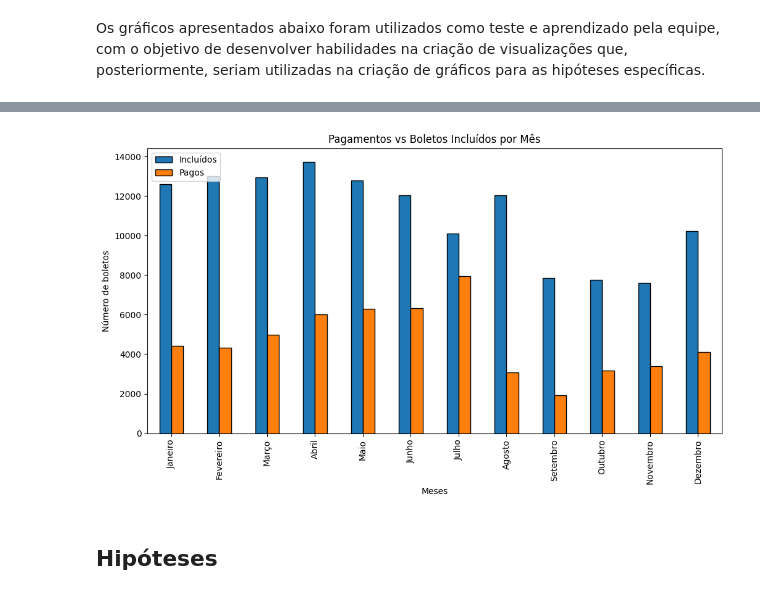
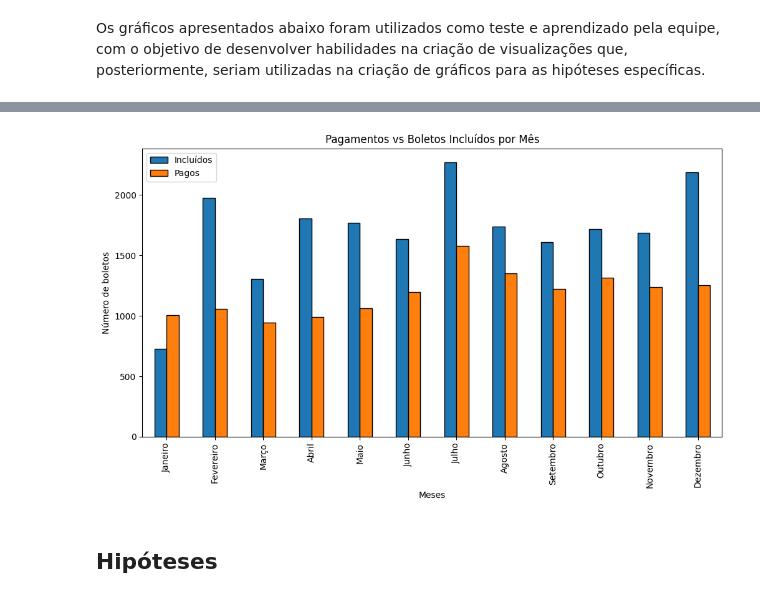
Before and after one commit to jjalmeidadev/payback-projeto, a Jupyter notebook: notebooks/Exploração_de_Dados,_Pré_processamento_e_Levantamento_de_Hipóteses_The_Seven.ipynb, the cells around one changed output, grey strips where cells are left out. Saved outputs shown, nothing was run; the diff lists cells and outputs as text; code cells hidden in the pictures.

```diff
--- a/notebooks/Exploração_de_Dados,_Pré_processamento_e_Levantamento_de_Hipóteses_The_Seven.ipynb
+++ b/notebooks/Exploração_de_Dados,_Pré_processamento_e_Levantamento_de_Hipóteses_The_Seven.ipynb
@@ -155,26 +155,22 @@ for df in [df_gf, df_gl, df_gm, df_gp, df_gt, df_gv, df_gw]:
     for col in colunas_numericas:
         if col in df.columns:
 
-            # Calcula o primeiro quartil (Q1)
-
+            # Quartis
             Q1 = df[col].quantile(0.25)
-
-            # Calcula o terceiro quartil (Q3)
-
             Q3 = df[col].quantile(0.75)
-
-            # Calcula o Intervalo Interquartil (IQR)
-
             IQR = Q3 - Q1
 
-            # Define os limites inferior e superior para identificar os outliers
-
+            # Limites
             lim_inf = Q1 - 1.5 * IQR
             lim_sup = Q3 + 1.5 * IQR
 
-            # Substitui valores fora dos limites pelos próprios limites
+            # Mediana da coluna
+            mediana = df[col].median()
 
-            df[col] = np.clip(df[col], lim_inf, lim_sup)
+            # Substituir outliers pela mediana
+            df[col] = df[col].apply(
+                lambda x: mediana if (x < lim_inf or x > lim_sup) else x
+            )
 # %%
 print(df_gf.columns.tolist())
 # %% [output]
@@ -416,7 +412,7 @@ print(TabelaGeral.columns.tolist())
 
 
 # Variável universal para tabela atual
-TabelaAtual = df_gw_pre
+TabelaAtual = df_gf_pre
 
 
 TabelaAtual['pagador_cidade'] = Cidade_Pagador_encoder.inverse_transform(TabelaAtual['pagador_cidade'])
@@ -451,6 +447,10 @@ mapping = {
 # Criar colunas de mês
 TabelaAtual['mes_pag'] = TabelaAtual['dt_pagto'].dt.month.map(mapping)
 TabelaAtual['mes_inclusao'] = TabelaAtual['data_inclusao'].dt.month.map(mapping)
+TabelaAtual['mes_vencimento'] = TabelaAtual['data_vencto'].dt.month.map(mapping)
+
+TabelaAtual['dia_vencimento'] = TabelaAtual['data_vencto'].dt.day
+print(TabelaAtual['dia_vencimento'])
 ordem_meses = list(mapping.values())
 # Filtrando boletos pagos
 boletosPagos = TabelaAtual[(TabelaAtual['status_num'] == 2)]
@@ -558,35 +564,35 @@ plt.show()
 # %%
 TabelaAtual['mes_pag'] = pd.Categorical(TabelaAtual['mes_pag'], categories=ordem_meses, ordered=True)
 TabelaAtual['mes_inclusao'] = pd.Categorical(TabelaAtual['mes_inclusao'], categories=ordem_meses, ordered=True)
-
+TabelaAtual['mes_vencimento'] = pd.Categorical(TabelaAtual['mes_vencimento'], categories=ordem_meses, ordered=True)
 # Agrupamento
 boletos_incluidos = TabelaAtual.groupby('mes_inclusao').size()
 boletos_pagos = TabelaAtual[TabelaAtual['status_num'] == 2].groupby('mes_pag').size()
 
 # Unir em dataframe
 df_mes = pd.concat([boletos_incluidos, boletos_pagos], axis=1)
 df_mes.columns = ['Incluídos', 'Pagos']
 df_mes = df_mes.fillna(0)
 
 # Taxa de pagamento
 df_mes['Taxa'] = (df_mes['Pagos'] / df_mes['Incluídos']) * 100
 
 # Gráfico
 fig, ax1 = plt.subplots(figsize=(12, 6))
 
 df_mes[['Incluídos', 'Pagos']].plot(kind='bar', ax=ax1, edgecolor="black")
 ax1.set_ylabel("Número de boletos")
 ax1.set_xlabel("Meses")
 ax1.set_title("Pagamentos vs Boletos Incluídos por Mês")
 
 
 # Legendas
 ax1.legend(loc="upper left")
 
 
 plt.show()
 # %% [output]
-[figure, old version]
+[figure, new version]
 # %% [markdown]
 ## Hipóteses
 # %% [markdown]
```
Also changed, not shown: parts of 22 cells of this notebook.
